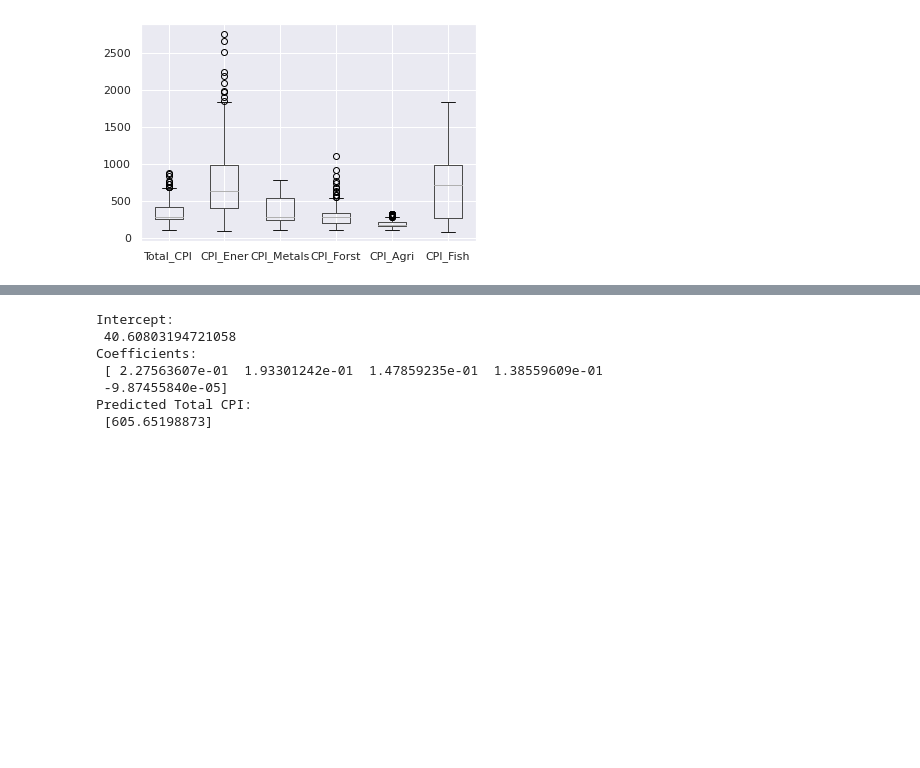
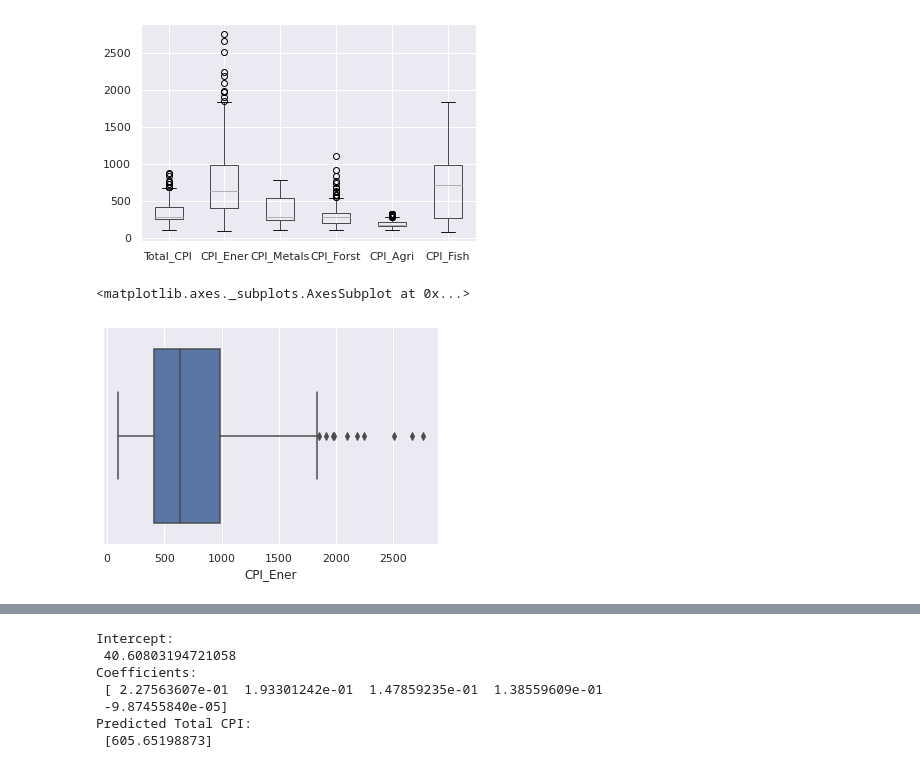
Before and after one commit to DataGalz/CIND820, a Jupyter notebook: CIND820.ipynb, the cells around one changed output, grey strips where cells are left out. Drawn from its saved outputs; the diff is of its cells as text; code cells hidden in the pictures; blank space fills up the shorter version.

```diff
--- a/CIND820.ipynb
+++ b/CIND820.ipynb
@@ -214,3 +225,8 @@ np.random.seed(19680801)
 boxplot = df1.boxplot()
 # %% [output]
 [figure]
+# %%
+sns.boxplot(x=df1['CPI_Ener'])
+# %% [output]
+<matplotlib.axes._subplots.AxesSubplot at 0x...>
+[figure, added]
```
Also changed, not shown: parts of 11 cells of this notebook.
